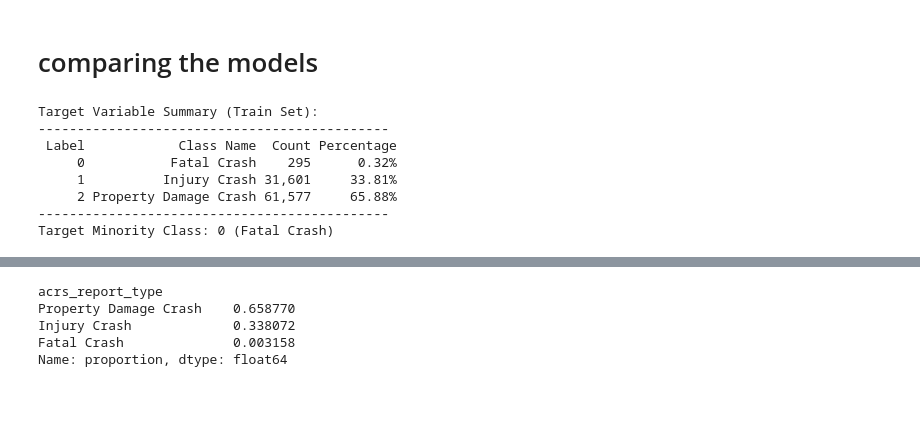
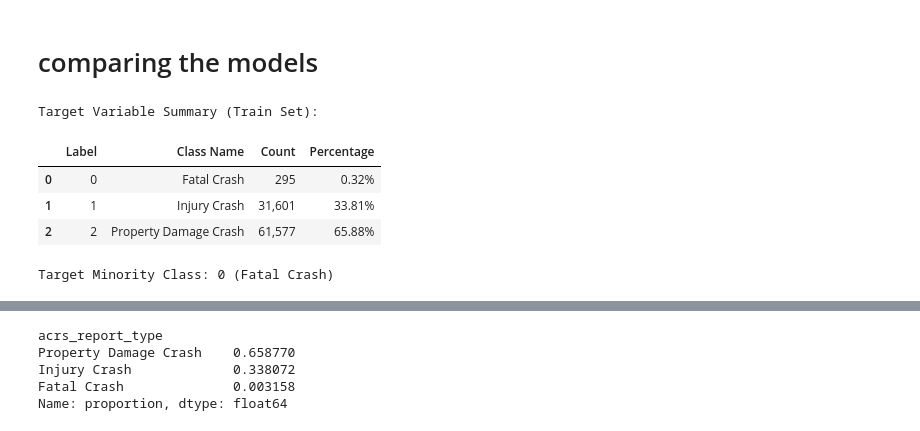
Before and after one commit to Elior-Dahan/project-machine-learning, a Jupyter notebook: 02_supervised_models.ipynb, the cells around one changed output, grey strips where cells are left out. Drawn from its saved outputs; the diff is of its cells as text; code cells hidden in the pictures; blank space fills up the shorter version.

```diff
--- a/02_supervised_models.ipynb
+++ b/02_supervised_models.ipynb
@@ -430,43 +427,41 @@ X_train, X_test, y_train, y_test = train_test_split(
 
 # --- Target Encoding ---
 le = LabelEncoder()
 y_train_encoded = le.fit_transform(y_train)
 y_test_encoded = le.transform(y_test)
 
 target_names = list(le.classes_)
 
 counts = Counter(y_train_encoded)
 total = len(y_train_encoded)
 
 # Building the summary table
 summary_data = []
 for i, class_name in enumerate(le.classes_):
     count = counts[i]
     summary_data.append({
         'Label': i,
         'Class Name': class_name,
         'Count': f"{count:,}",
         'Percentage': f"{(count/total)*100:.2f}%"
     })
 
 # Identifying the minority class (index and name) for the benchmark
 minority_class_val = min(counts, key=counts.get)
 minority_class_name = le.classes_[minority_class_val]
 
 print("Target Variable Summary (Train Set):")
-print("-" * 45)
-print(pd.DataFrame(summary_data).to_string(index=False))
-print("-" * 45)
+
+display(pd.DataFrame(summary_data))
+
 print(f"Target Minority Class: {minority_class_val} ({minority_class_name})\n")
 # %% [output]
 Target Variable Summary (Train Set):
----------------------------------------------
- Label            Class Name  Count Percentage
-     0           Fatal Crash    295      0.32%
-     1          Injury Crash 31,601     33.81%
-     2 Property Damage Crash 61,577     65.88%
----------------------------------------------
-Target Minority Class: 0 (Fatal Crash)
+|  | Label | Class Name | Count | Percentage |
+| 0 | 0 | Fatal Crash | 295 | 0.32% |
+| 1 | 1 | Injury Crash | 31,601 | 33.81% |
+| 2 | 2 | Property Damage Crash | 61,577 | 65.88% |
+Target Minority Class: 0 (Fatal Crash)
 # %%
 def run_benchmark(pipelines_dict, X_train, y_train, X_test, y_test, minority_class_idx, target_names):
     """
```
Also changed, not shown: parts of 33 cells of this notebook.
